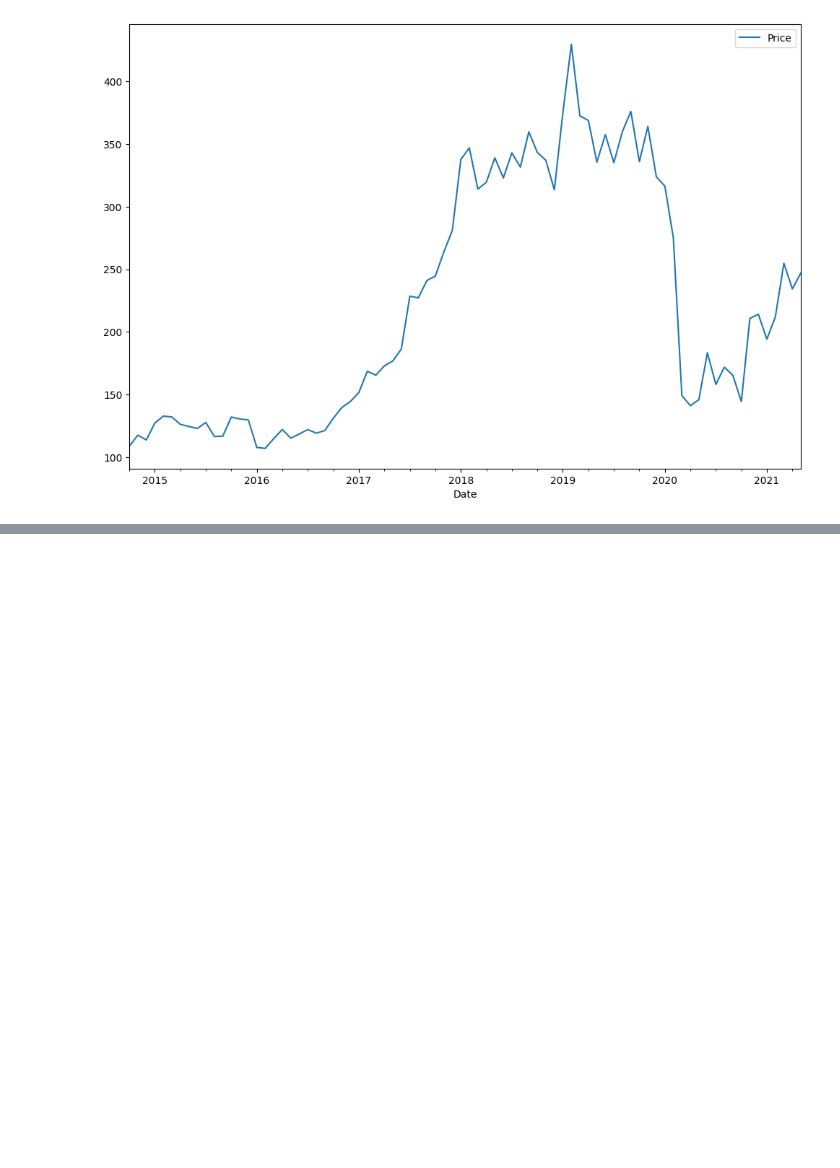
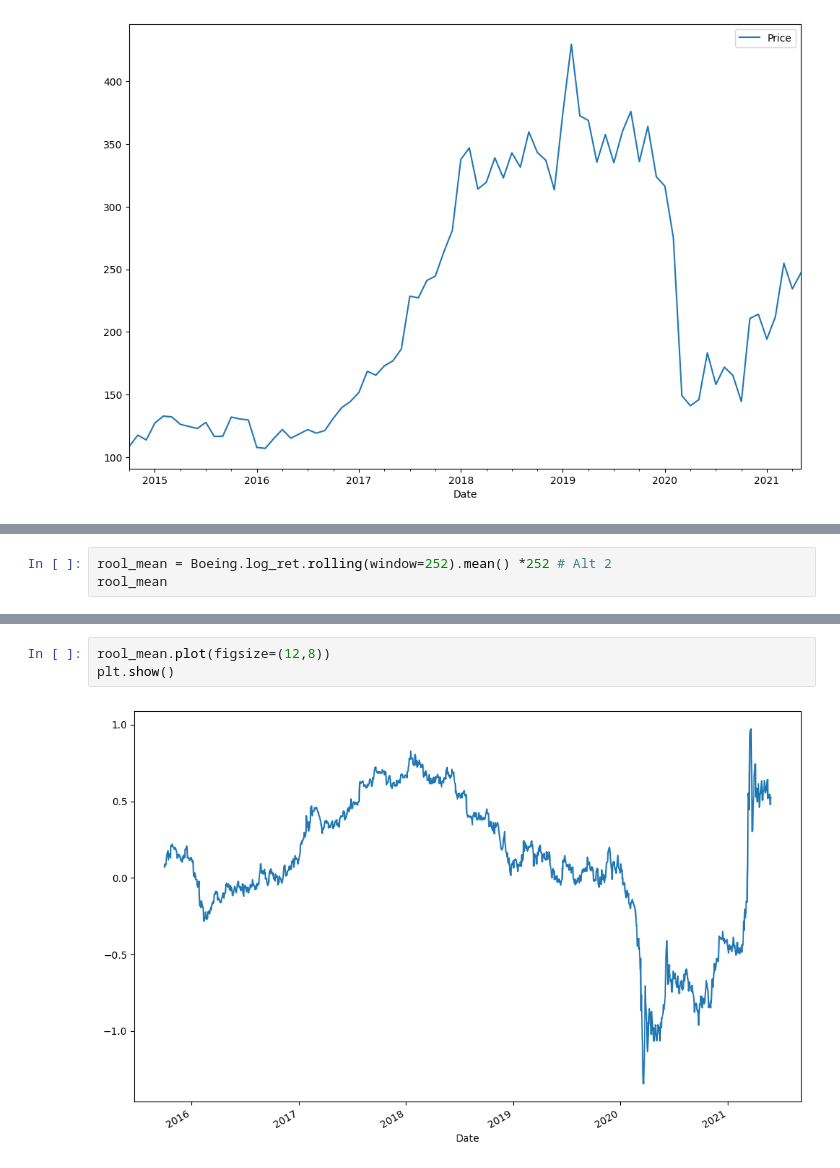
Before and after one commit to Rezamoghadam8810/Algorithmic_trading_tutorial, a Jupyter notebook: 26_Coding_Challenge_5.ipynb, the cells around one changed output, grey strips where cells are left out. Cells and saved outputs as stored; diff of their text form; blank space fills up the shorter version.

```diff
--- a/26_Coding_Challenge_5.ipynb
+++ b/26_Coding_Challenge_5.ipynb
@@ -139,0 +174,3 @@ plt.show()
+# %%
+rool_mean = Boeing.log_ret.rolling(window=252).mean() *252 # Alt 2
+rool_mean
@@ -139,0 +211,5 @@ plt.show()
+# %%
+rool_mean.plot(figsize=(12,8))
+plt.show()
+# %% [output]
+[figure, added]
```
Also changed, not shown: parts of 12 cells of this notebook.
